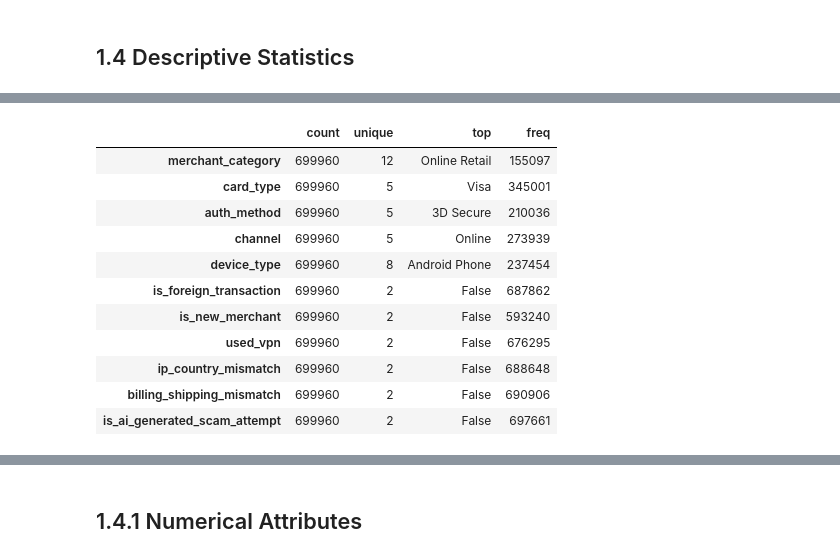
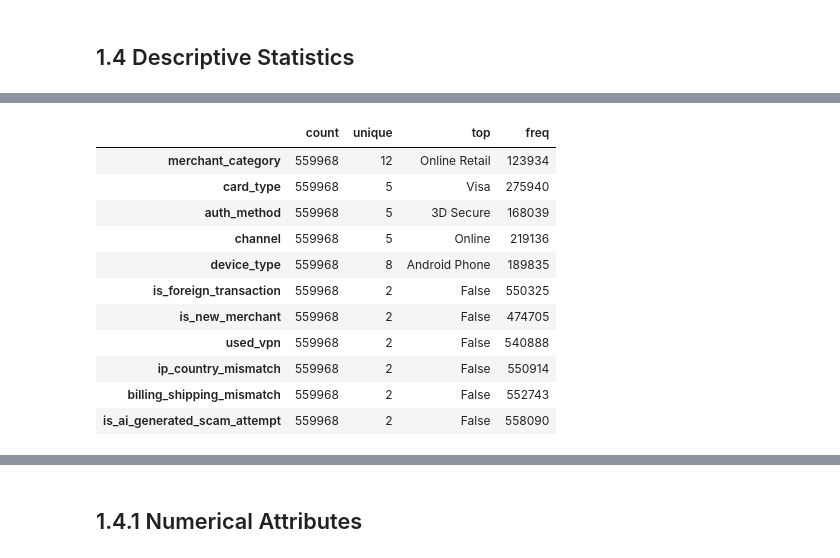
Before and after one commit to Data-Projects1/predict_credit_fraud, a Jupyter notebook: notebooks/predict_credit_fraud.ipynb, the cells around one changed output, grey strips where cells are left out. Drawn from its saved outputs; the diff is of its cells as text; code cells hidden in the pictures.

```diff
--- a/notebooks/predict_credit_fraud.ipynb
+++ b/notebooks/predict_credit_fraud.ipynb
@@ -163,3 +165,7 @@ dtype: int64
 df1 = df_raw.copy()
 # %%
 del (df_raw)
+# %%
+# Transformação da variável alvo como inteiro
+df1['is_fraud'] = df1['is_fraud'].astype(int)
+df1['is_fraud'].unique()
@@ -166,3 +174,11 @@ del (df_raw)
+# %%
+# Split do Dataset em treino e validação
+
+X = df1.drop(['is_fraud'], axis=1)
+y = df1['is_fraud']
+
+# Train and Validation Split balanceada pela variável resposta Satisfaction
+X_train, X_val, y_train, y_val = train_test_split(X, y, test_size=0.20, random_state=42, stratify=y)
 # %% [markdown]
 ## 1.2 Data Dimensions
 # %%
@@ -203,4 +219,7 @@ array([0., 1.])
 # %% [markdown]
 ## 1.4 Descriptive Statistics
+# %%
+df_train = pd.concat([X_train, y_train], axis=1)
+df2 = df_train.copy()
 # %%
 # Selecionando atributos numéricos e categóricos
@@ -225,19 +244,19 @@ display(numerical_att)
 # %%
 # Estatísticas descritivas dos atributos categóricos
-df1.describe(exclude=[np.int64,np.float64]).T
+df2.describe(exclude=[np.int64,np.float64]).T
 # %% [output]
 |  | count | unique | top | freq |
-| merchant_category | 699960 | 12 | Online Retail | 155097 |
-| card_type | 699960 | 5 | Visa | 345001 |
-| auth_method | 699960 | 5 | 3D Secure | 210036 |
-| channel | 699960 | 5 | Online | 273939 |
-| device_type | 699960 | 8 | Android Phone | 237454 |
-| is_foreign_transaction | 699960 | 2 | False | 687862 |
-| is_new_merchant | 699960 | 2 | False | 593240 |
-| used_vpn | 699960 | 2 | False | 676295 |
-| ip_country_mismatch | 699960 | 2 | False | 688648 |
-| billing_shipping_mismatch | 699960 | 2 | False | 690906 |
-| is_ai_generated_scam_attempt | 699960 | 2 | False | 697661 |
+| merchant_category | 559968 | 12 | Online Retail | 123934 |
+| card_type | 559968 | 5 | Visa | 275940 |
+| auth_method | 559968 | 5 | 3D Secure | 168039 |
+| channel | 559968 | 5 | Online | 219136 |
+| device_type | 559968 | 8 | Android Phone | 189835 |
+| is_foreign_transaction | 559968 | 2 | False | 550325 |
+| is_new_merchant | 559968 | 2 | False | 474705 |
+| used_vpn | 559968 | 2 | False | 540888 |
+| ip_country_mismatch | 559968 | 2 | False | 550914 |
+| billing_shipping_mismatch | 559968 | 2 | False | 552743 |
+| is_ai_generated_scam_attempt | 559968 | 2 | False | 558090 |
 # %%
 display(categorical_att)
 # %% [output]
```
Also changed, not shown: parts of 15 cells of this notebook.
